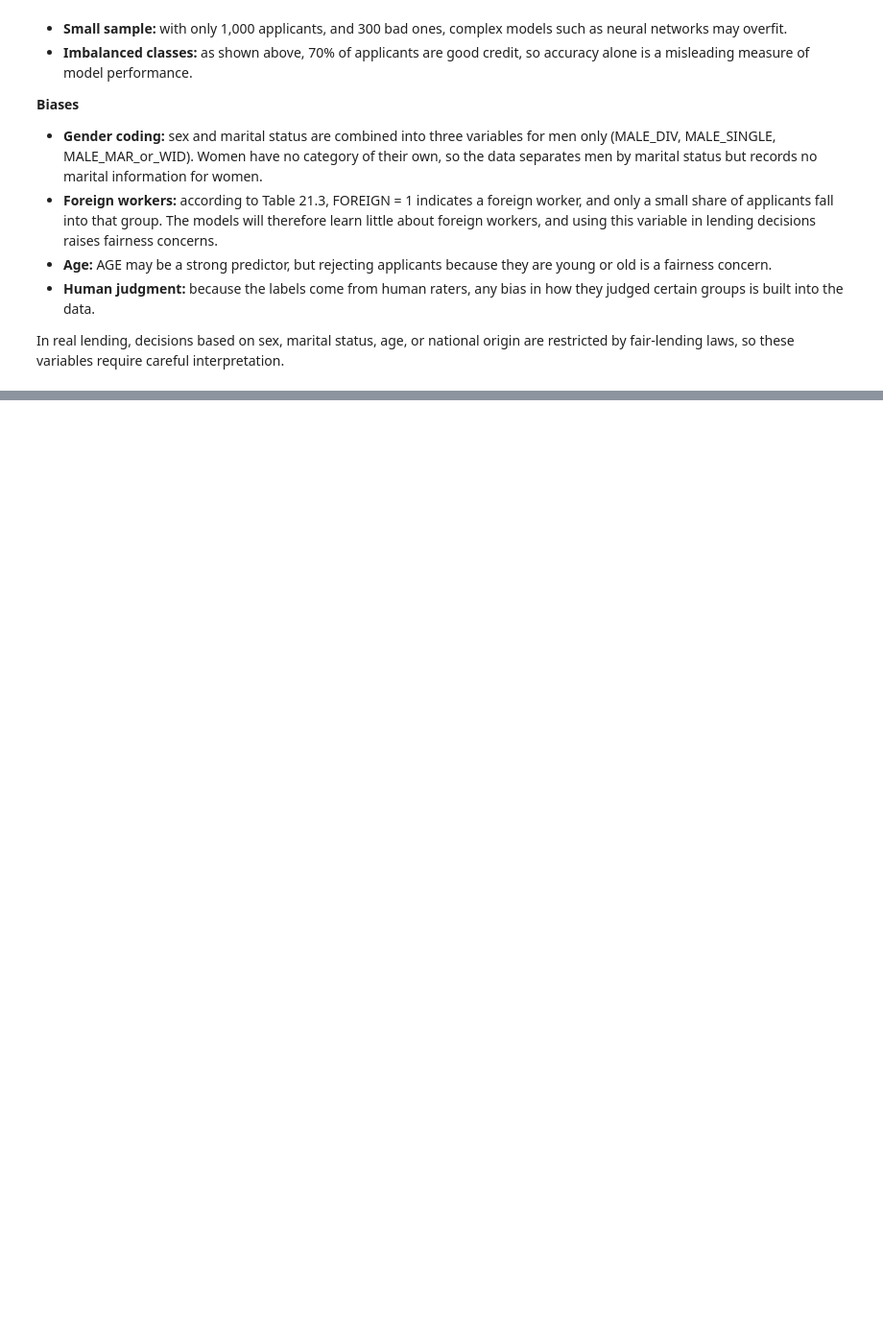
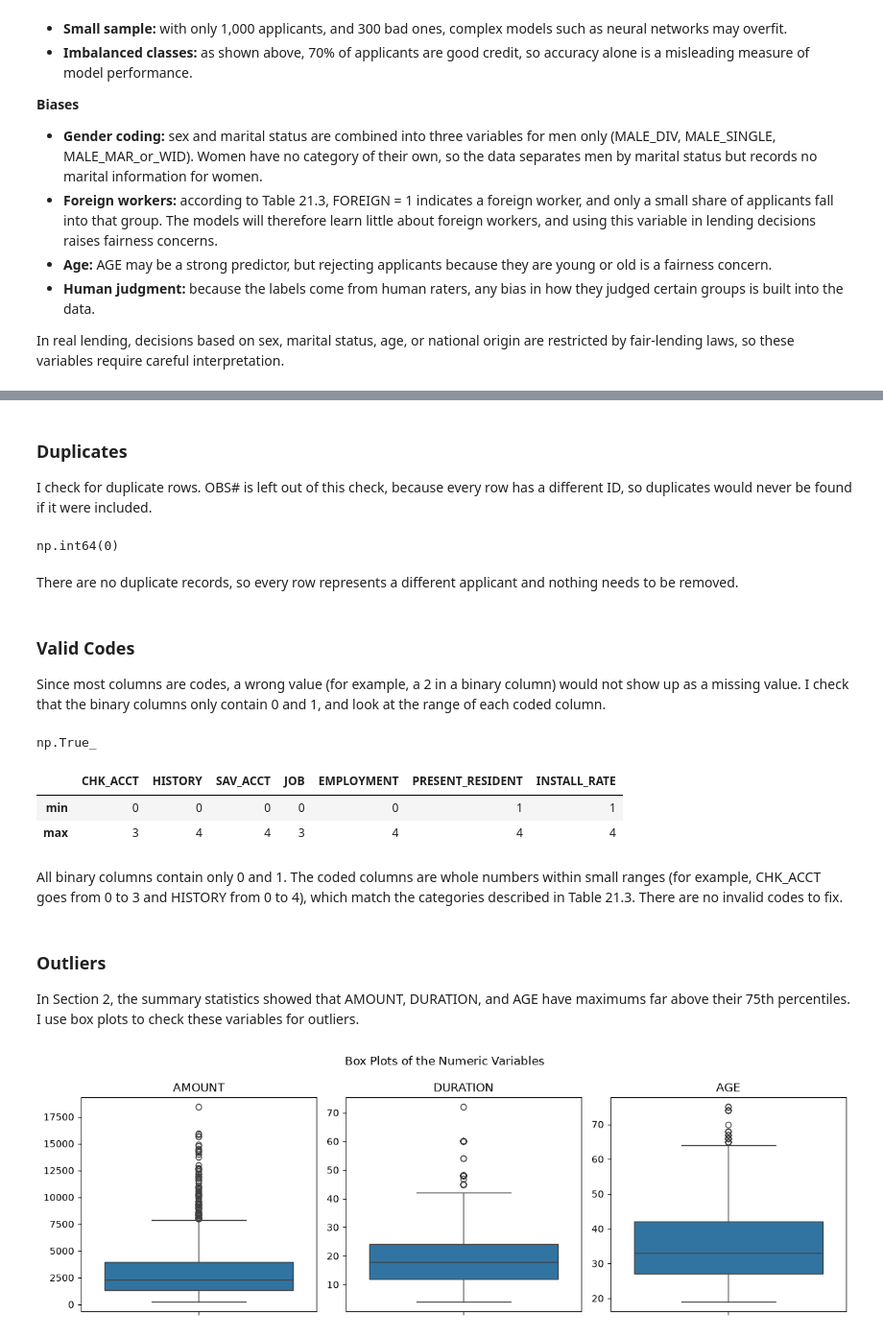
Before and after one commit to anitaroese/german-credit-risk-analysis, a Jupyter notebook: notebooks/01_course_project.ipynb, the cells around one changed output, grey strips where cells are left out. Shown at 96% size. Cells and saved outputs as stored; diff of their text form; code cells hidden in the pictures; blank space fills up the shorter version.

Commit message:
feat: add data cleaning, exploration, and partitioning

```diff
--- a/notebooks/01_course_project.ipynb
+++ b/notebooks/01_course_project.ipynb
@@ -164,0 +179,51 @@ In real lending, decisions based on sex, marital status, age, or national origin
+# %% [markdown]
+### Duplicates
+I check for duplicate rows. OBS# is left out of this check, because every row has a different ID, so duplicates would never be found if it were included.
+# %%
+# number of duplicate rows, ignoring the ID column
+data.drop(columns='OBS#').duplicated().sum()
+# %% [output]
+np.int64(0)
+# %% [markdown]
+There are no duplicate records, so every row represents a different applicant and nothing needs to be removed.
+# %% [markdown]
+### Valid Codes
+Since most columns are codes, a wrong value (for example, a 2 in a binary column) would not show up as a missing value. I check that the binary columns only contain 0 and 1, and look at the range of each coded column.
+# %%
+# binary columns should only contain 0 and 1
+binary_cols = ['NEW_CAR', 'USED_CAR', 'FURNITURE', 'RADIO/TV', 'EDUCATION', 'RETRAINING',
+               'MALE_DIV', 'MALE_SINGLE', 'MALE_MAR_or_WID', 'CO-APPLICANT', 'GUARANTOR',
+               'REAL_ESTATE', 'PROP_UNKN_NONE', 'OTHER_INSTALL', 'RENT', 'OWN_RES',
+               'TELEPHONE', 'FOREIGN', 'RESPONSE']
+
+data[binary_cols].isin([0, 1]).all().all()
+# %% [output]
+np.True_
+# %%
+# minimum and maximum of each coded column
+coded_cols = ['CHK_ACCT', 'HISTORY', 'SAV_ACCT', 'JOB', 'EMPLOYMENT', 'PRESENT_RESIDENT', 'INSTALL_RATE']
+
+data[coded_cols].agg(['min', 'max'])
+# %% [output]
+|  | CHK_ACCT | HISTORY | SAV_ACCT | JOB | EMPLOYMENT | PRESENT_RESIDENT | INSTALL_RATE |
+| min | 0 | 0 | 0 | 0 | 0 | 1 | 1 |
+| max | 3 | 4 | 4 | 3 | 4 | 4 | 4 |
+# %% [markdown]
+All binary columns contain only 0 and 1. The coded columns are whole numbers within small ranges (for example, CHK_ACCT goes from 0 to 3 and HISTORY from 0 to 4), which match the categories described in Table 21.3. There are no invalid codes to fix.
+# %% [markdown]
+### Outliers
+In Section 2, the summary statistics showed that AMOUNT, DURATION, and AGE have maximums far above their 75th percentiles. I use box plots to check these variables for outliers.
+# %%
+# box plots of the numeric variables
+fig, axes = plt.subplots(1, 3, figsize=(12, 4))
+
+for ax, col in zip(axes, numeric_cols):
+    sns.boxplot(y=data[col], ax=ax)
+    ax.set_title(col)
+    ax.set_ylabel('')
+
+plt.suptitle('Box Plots of the Numeric Variables')
+plt.tight_layout()
+plt.show()
+# %% [output]
+[figure, added]
```
Also changed, not shown: parts of 32 cells of this notebook.
